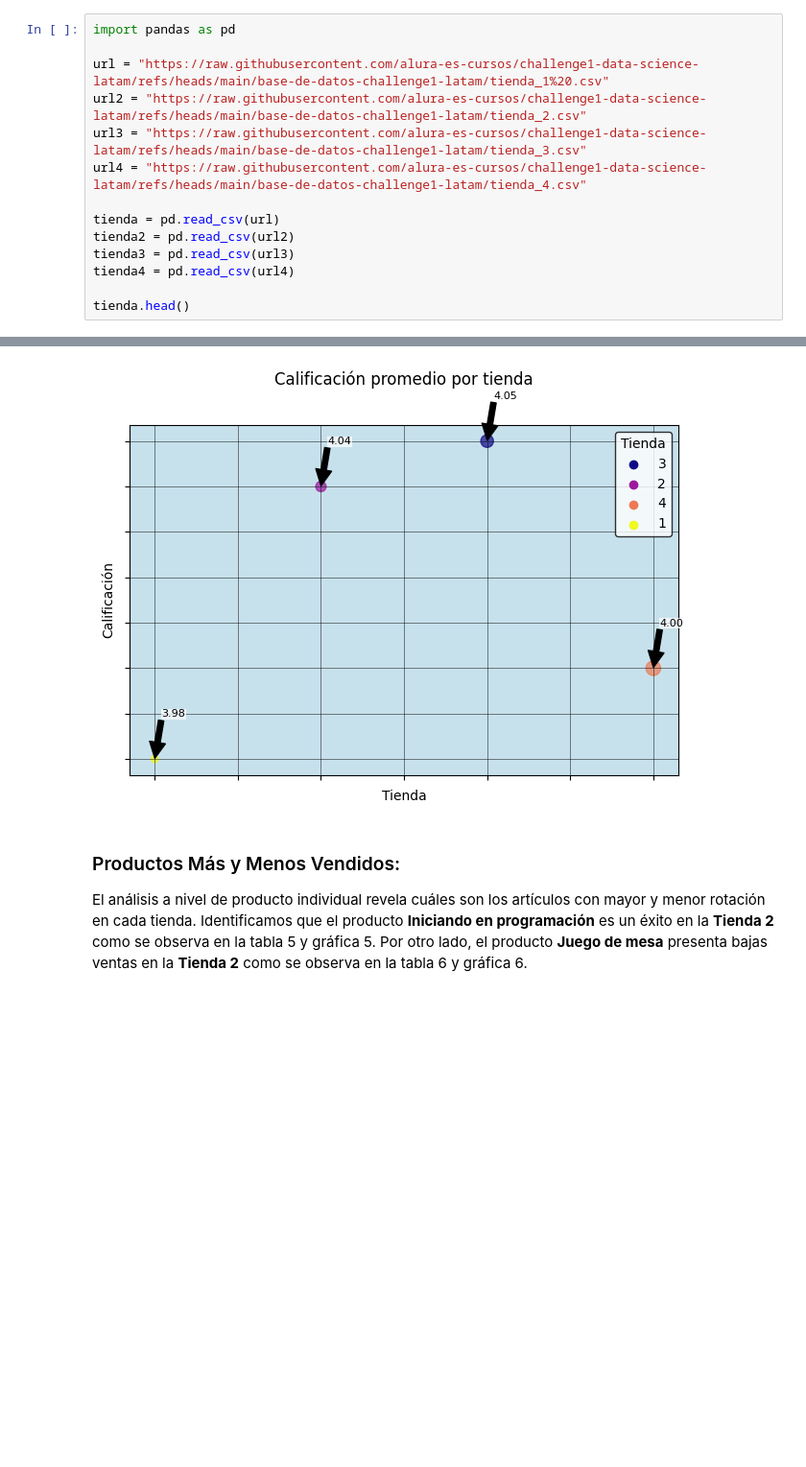
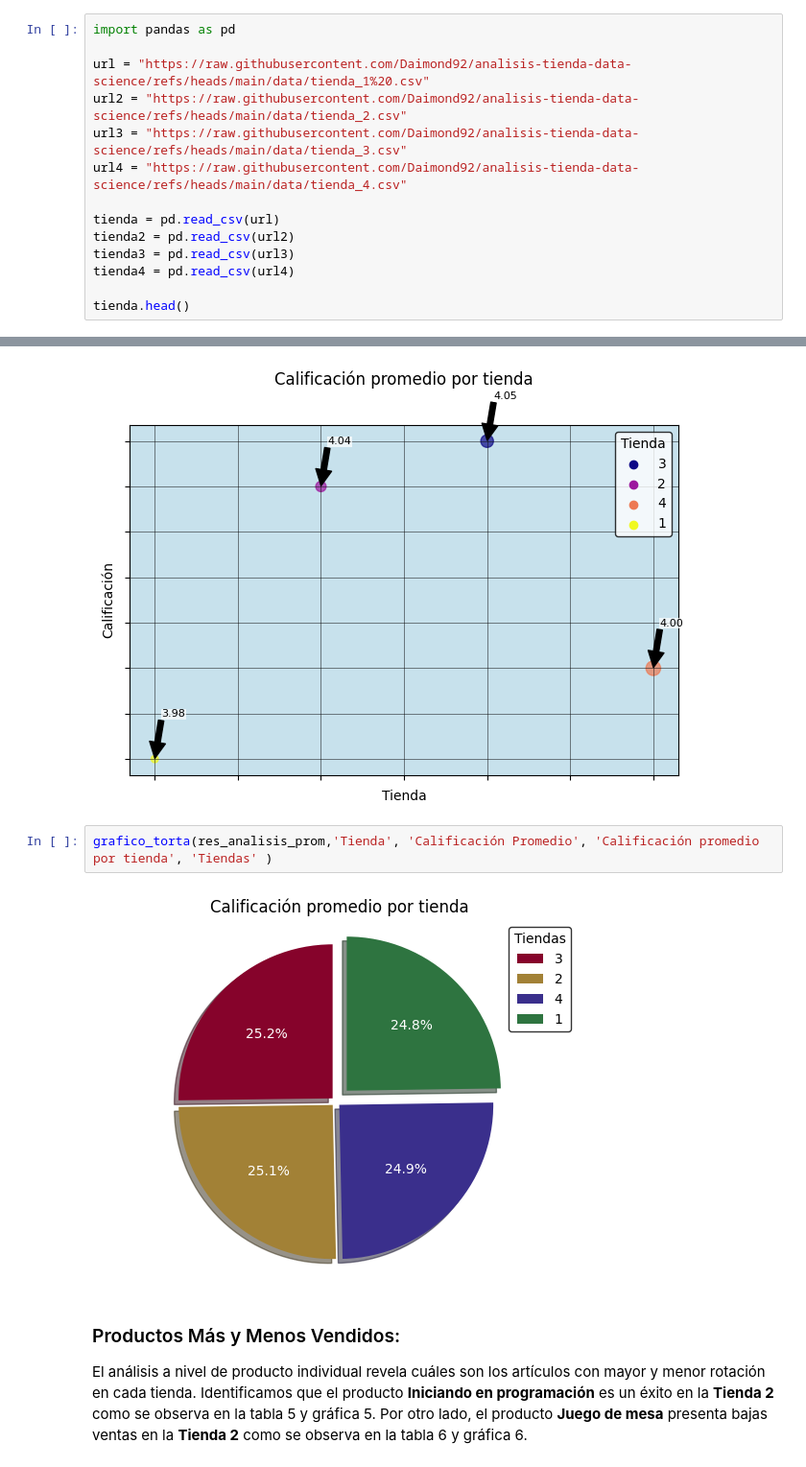
Before and after one commit to Daimond92/analisis-tienda-data-science, a Jupyter notebook: ChallengeAlura.ipynb, the cells around one changed output, grey strips where cells are left out. Shown at 96% size. Saved outputs shown, nothing was run; the diff lists cells and outputs as text; blank space fills up the shorter version.

```diff
--- a/ChallengeAlura.ipynb
+++ b/ChallengeAlura.ipynb
@@ -7,10 +7,10 @@
 # %%
 import pandas as pd
 
-url = "https://raw.githubusercontent.com/alura-es-cursos/challenge1-data-science-latam/refs/heads/main/base-de-datos-challenge1-latam/tienda_1%20.csv"
-url2 = "https://raw.githubusercontent.com/alura-es-cursos/challenge1-data-science-latam/refs/heads/main/base-de-datos-challenge1-latam/tienda_2.csv"
-url3 = "https://raw.githubusercontent.com/alura-es-cursos/challenge1-data-science-latam/refs/heads/main/base-de-datos-challenge1-latam/tienda_3.csv"
-url4 = "https://raw.githubusercontent.com/alura-es-cursos/challenge1-data-science-latam/refs/heads/main/base-de-datos-challenge1-latam/tienda_4.csv"
+url = "https://raw.githubusercontent.com/Daimond92/analisis-tienda-data-science/refs/heads/main/data/tienda_1%20.csv"
+url2 = "https://raw.githubusercontent.com/Daimond92/analisis-tienda-data-science/refs/heads/main/data/tienda_2.csv"
+url3 = "https://raw.githubusercontent.com/Daimond92/analisis-tienda-data-science/refs/heads/main/data/tienda_3.csv"
+url4 = "https://raw.githubusercontent.com/Daimond92/analisis-tienda-data-science/refs/heads/main/data/tienda_4.csv"
 
 tienda = pd.read_csv(url)
 tienda2 = pd.read_csv(url2)
@@ -495,6 +495,10 @@ res_analisis_prom
 graf_prom = grafico_dispersion(res_analisis_prom,'Tienda', 'Calificación Promedio', 'Tienda', 'Calificación', 'Calificación promedio por tienda', 30, 'Tienda')
 # %% [output]
 [figure]
+# %%
+grafico_torta(res_analisis_prom,'Tienda', 'Calificación Promedio', 'Calificación promedio por tienda', 'Tiendas' )
+# %% [output]
+[figure, added]
 # %% [markdown]
 ### Productos Más y Menos Vendidos:
 
```
Also changed, not shown: parts of 1 cell of this notebook.
